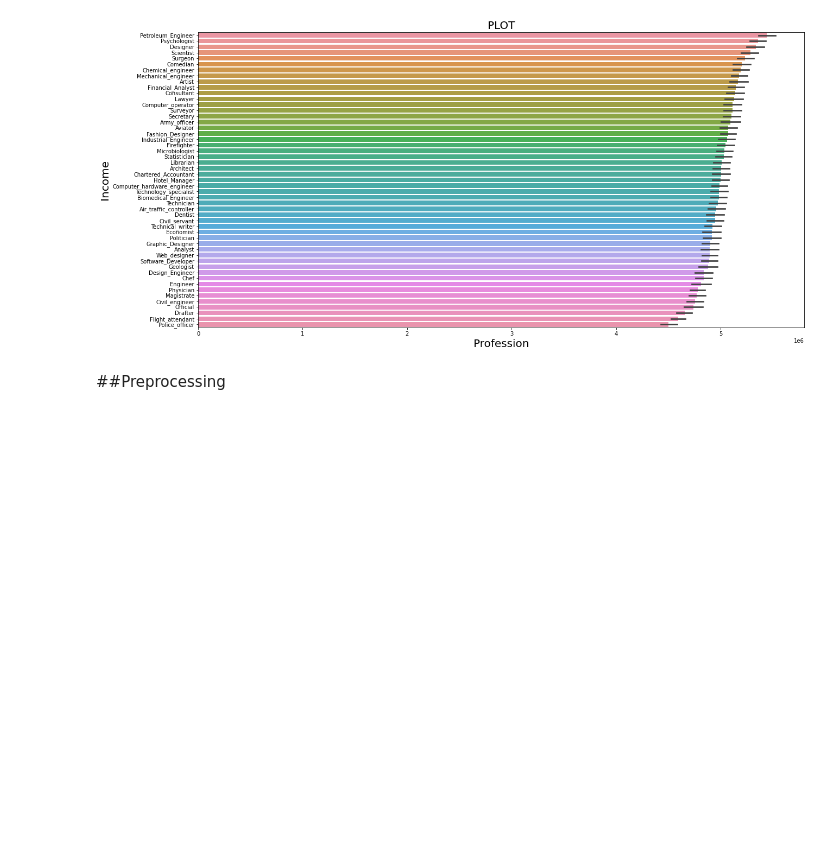
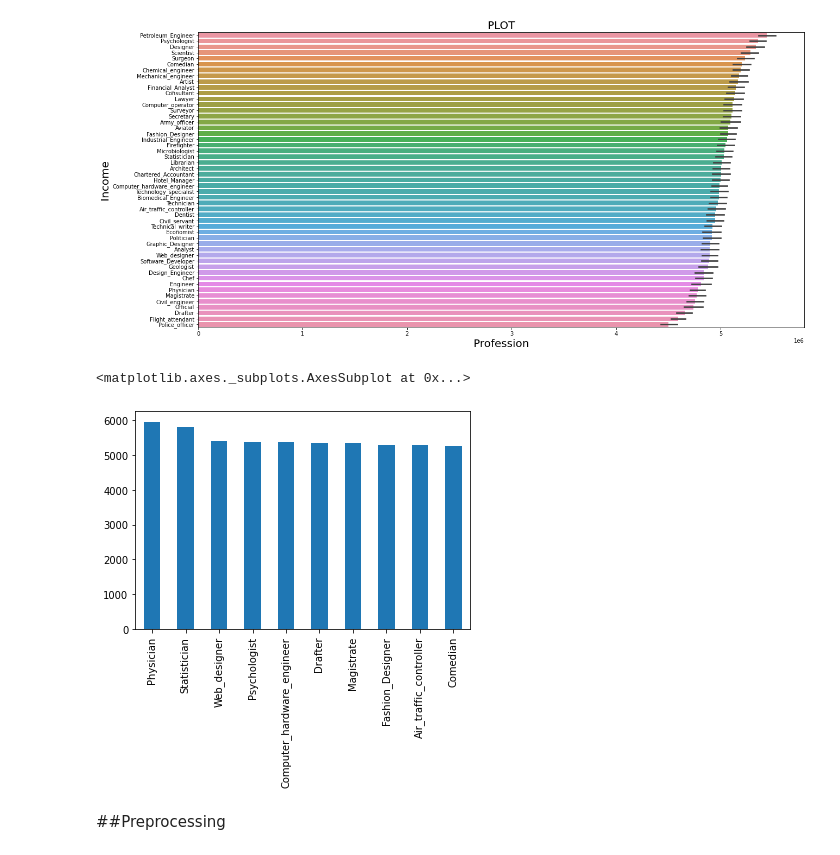
Before and after one commit to fyisa2/ATechSpace, a Jupyter notebook: Final_Assessment.ipynb, the cells around one changed output. Drawn from its saved outputs; the diff is of its cells as text; code cells hidden in the pictures; blank space fills up the shorter version.

```diff
--- a/Final_Assessment.ipynb
+++ b/Final_Assessment.ipynb
@@ -242,6 +242,10 @@ plt.show()
 # %%
 '''Make more plots from your inituition using any plotting library,
  it can be univariant (single variable/column) or multivariant (multiple variables/columns)'''
+mlmodel['Profession'].value_counts().head(10).plot.bar()
+# %% [output]
+<matplotlib.axes._subplots.AxesSubplot at 0x...>
+[figure, added]
 # %% [markdown]
 ##Preprocessing
 # %%
```
